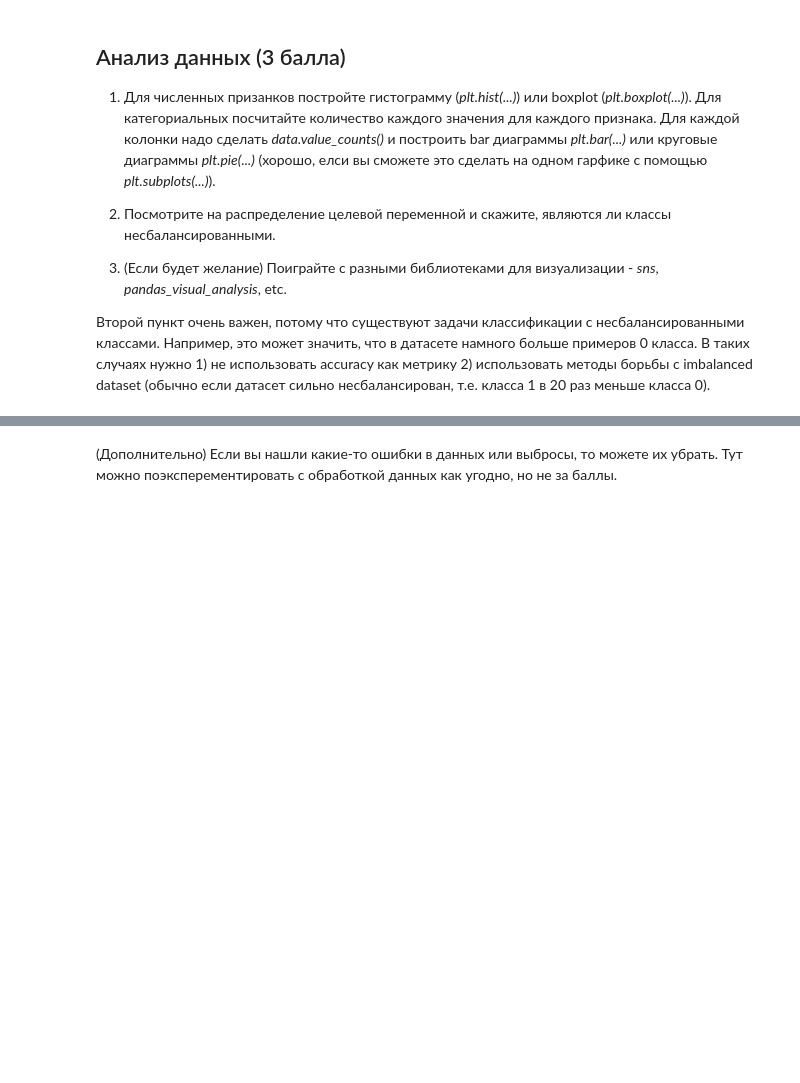
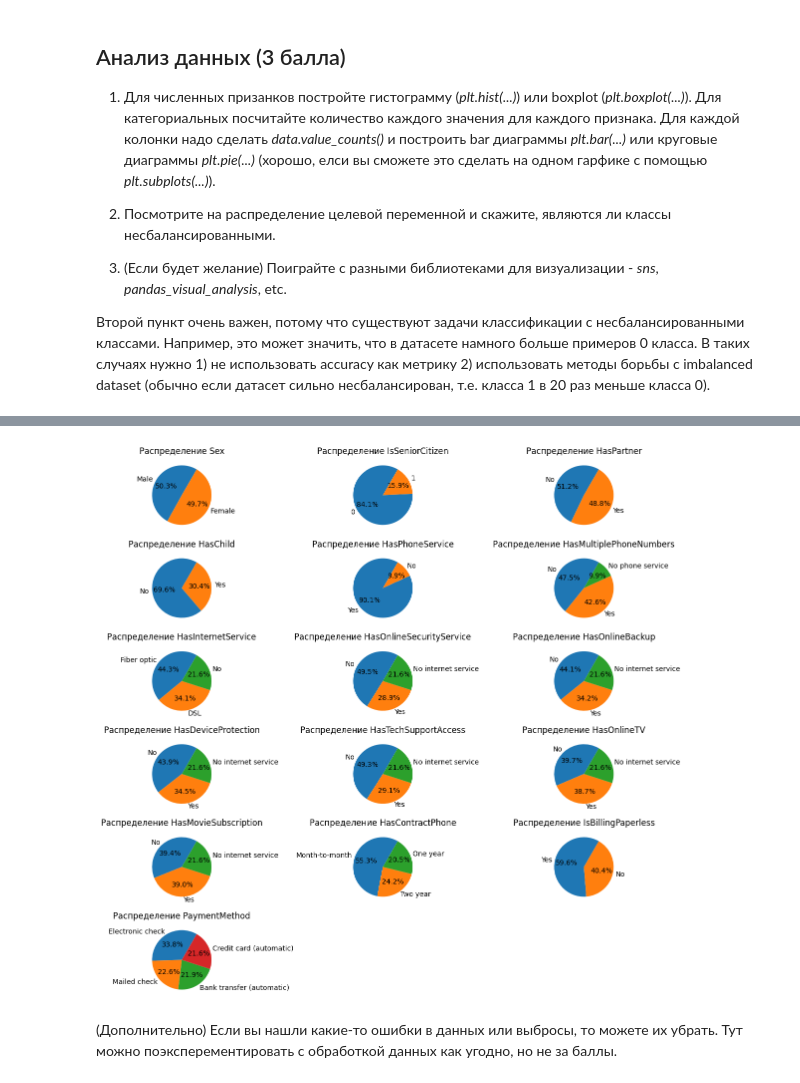
Before and after one commit to apodvoisky/DLS2023, a Jupyter notebook: hw_kaggle.ipynb, the cells around one changed output, grey strips where cells are left out. Cells and saved outputs as stored; diff of their text form; code cells hidden in the pictures; blank space fills up the shorter version.

```diff
--- a/hw_kaggle.ipynb
+++ b/hw_kaggle.ipynb
@@ -209,2 +217,27 @@ plt.show()
+# %%
+settings = {
+    "bins": 100,
+    "plot_size" : {"width": 12, "height": 30},
+}
+
+# Установите размер графика
+plt.figure(
+    figsize=(settings["plot_size"]["width"], settings["plot_size"]["height"]))
+
+
+# Итерируйтесь по категориальным признакам и стройте столбчатые диаграммы
+for i, col in enumerate(cat_cols):
+    plt.subplot(len(cat_cols), 3, i + 1)  # Одна строка с горизонтальным размещением
+    value_counts = data[col].value_counts()
+    labels = value_counts.index
+    sizes = value_counts.values
+    plt.pie(sizes, labels=labels, autopct='%1.1f%%', startangle=60)
+    #plt.axis('equal')  # Установите равные оси для круговой диаграммы
+    plt.title(f'Распределение {col}')
+
+plt.tight_layout()
+plt.show()
+# %% [output]
+[figure, added]
 # %% [markdown]
 (Дополнительно) Если вы нашли какие-то ошибки в данных или выбросы, то можете их убрать. Тут можно поэксперементировать с обработкой данных как угодно, но не за баллы.
```
Also changed, not shown: parts of 9 cells of this notebook.
